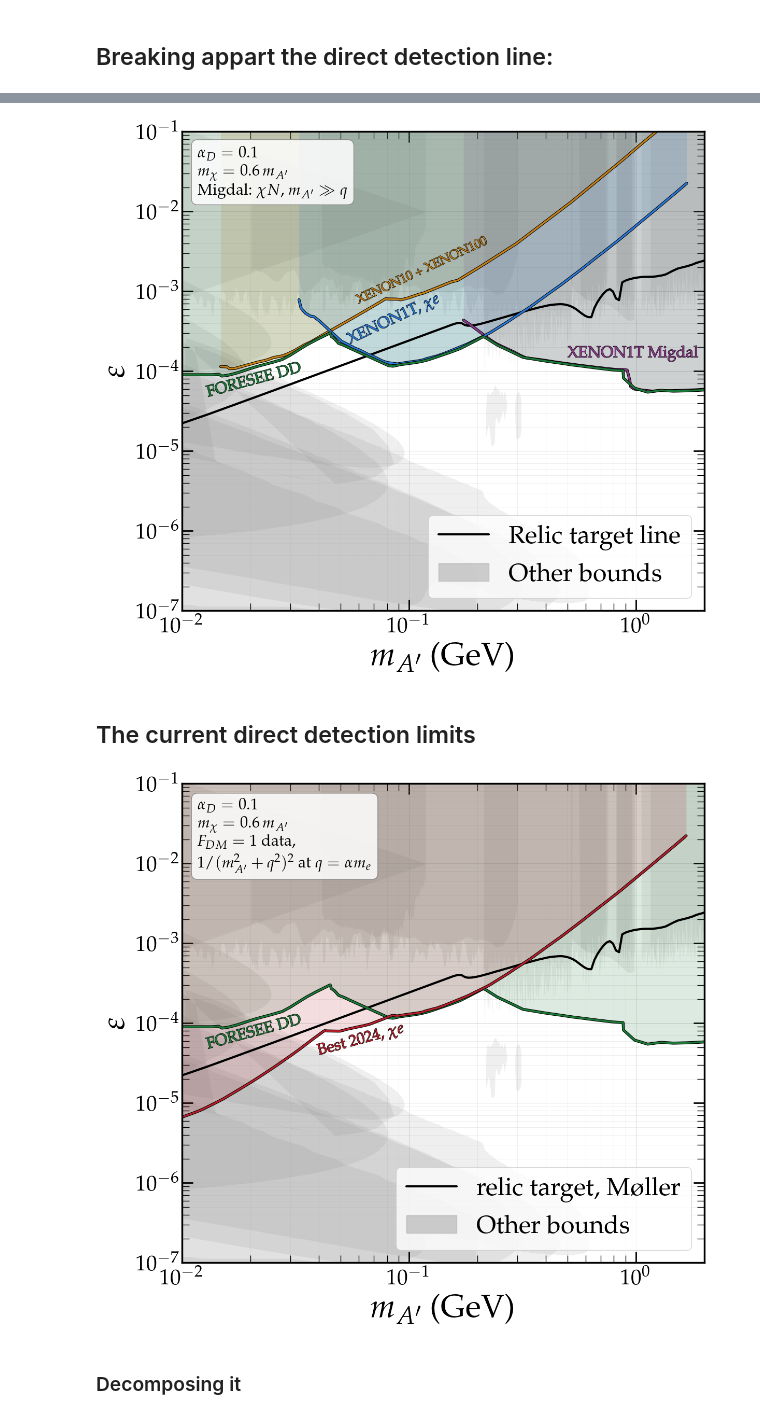
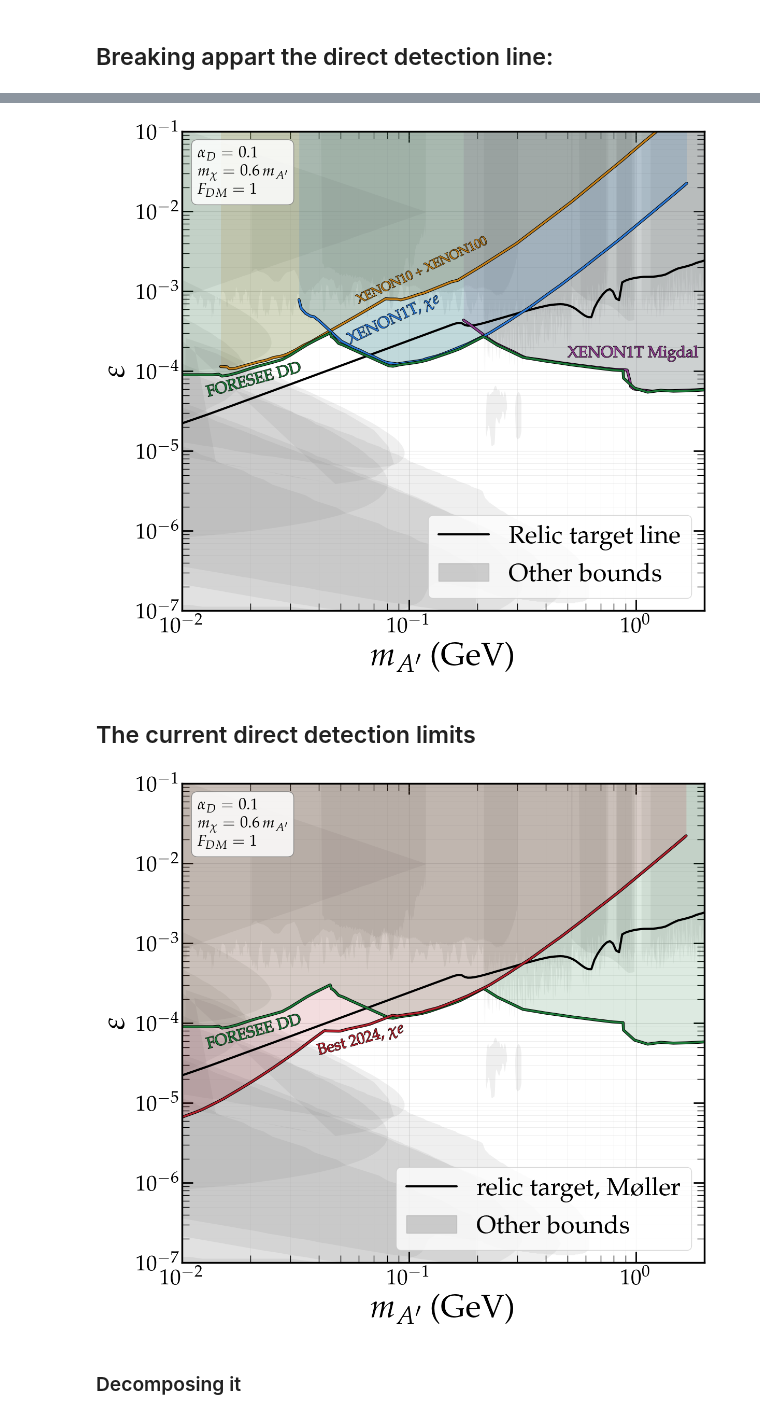
Before and after one commit to sgogoeg/bcgs_internship, a Jupyter notebook: Code/Direct_detection.ipynb, the cells around one changed output, grey strips where cells are left out. Cells and saved outputs as stored; diff of their text form; code cells hidden in the pictures.

```diff
--- a/Code/Direct_detection.ipynb
+++ b/Code/Direct_detection.ipynb
@@ -202,17 +183,6 @@ ax.legend(loc = 'upper center', bbox_to_anchor = (0.5, 1.12), ncol = 2)
 plt.show()
 # %% [output]
 [figure]
-# %%
-data_LZ_2024 = np.loadtxt("data/LZ2024_Limit.csv", delimiter=',')
-
-mass_data_LZ_2024 = data_LZ_2024[:, 0]
-sigmasidatacm2_LZ_2024 = data_LZ_2024[:, 1]
-
-cm2_to_GeVm2 = 2.5681894616e27          # 1 cm^2 = (hbar c)^-2 GeV^-2
-sigmasidataGeV_LZ_2024 = sigmasidatacm2_LZ_2024 * cm2_to_GeVm2
-
-# Interpolating
-dd_limit_fun_LZ2024 = interpolate.interp1d(mass_data_LZ_2024, sigmasidataGeV_LZ_2024)
 # %% [markdown]
 ### SI - Interaction cross section
 # %% [markdown]
@@ -536,34 +294,3 @@ plt.show()
 [figure]
 # %% [markdown]
 ## Breaking appart the direct detection line:
-# %%
-fig, ax = plt.subplots()
-
-SetupAxes(ax, ylim = (1e-5, 1e-1))
-
-ax.plot(ma_relic_w, eps_relic_w, color = C_RELIC,
-        label = r"Relic target line")
-
-PlotConstraint(ax, mlims_migdal, eplims_migdal, edgecolor = '#8c3a8c',
-               label = r"XENON1T Migdal", label_pos = [5e-1, 1.5e-4],
-               rotation = 0)
-
-PlotConstraint(ax, mlims_xe10and100, eplims_xe10and100, edgecolor = '#c47f17',
-               label = r"XENON10 + XENON100", label_pos = [6e-2, 7e-4],
-               fontsize = 18, rotation=30)
-
-PlotConstraint(ax, mlims_xe1t_e, eplims_xe1t_e, edgecolor = '#2a78d6',
-               label = r"XENON1T, $\chi e$", label_pos = [5e-2, 2.7e-4],
-               rotation=25)
-
-PlotConstraint(ax, ma_DD_kling_line, eps_DD_kling_line, edgecolor = C_KLING,
-               label = r"FORESEE DD", label_pos = [1.1e-2, 6.5e-5])
-
-ParamBox(ax, [r"$\alpha_D = %g$" % alphaD,
-              r"$m_\chi = %g\, m_{A'}$" % mchi_over_ma,
-              r"Migdal: $\chi N$, $m_{A'} \gg q$"])
-
-ax.legend(loc = 'lower right')
-
-#plt.savefig("figures/direct_detection_breakdown.pdf", bbox_inches='tight')
-plt.show()
@@ -597,14 +365,14 @@ PlotConstraint(ax, ma_DD_kling_line, eps_DD_kling_line, edgecolor = C_KLING,
 
 ParamBox(ax, [r"$\alpha_D = %g$" % alphaD,
               r"$m_\chi = %g\, m_{A'}$" % mchi_over_ma,
-              r"Migdal: $\chi N$, $m_{A'} \gg q$"])
+              r"$F_{DM} = 1$"])
 
 ax.legend(loc = 'lower right')
 
 #plt.savefig("figures/DD_line_Kling_decomposed.pdf", bbox_inches='tight')
 plt.show()
 # %% [output]
-[figure, old version]
+[figure, new version]
 # %% [markdown]
 ## The current direct detection limits
 # %%
@@ -661,31 +425,30 @@ decomposition = {name: eps_dd_limit(ma_dd, mchi_dd, *read_decomposition(f),
 # %%
 fig, ax = plt.subplots()
 
 SetupAxes(ax)
 
 ax.plot(ma_relic_w, eps_relic_w, color = C_RELIC,
         label = r"relic target, M\o ller")
 
 PlotOtherBounds(ax)
 
 PlotConstraint(ax, ma_DD_kling_line, eps_DD_kling_line, edgecolor = C_KLING,
                label = r"FORESEE DD", label_pos = [1.3e-2, 4.8e-5], rotation = 15)
 
 PlotConstraint(ax, mlims_all_e, eplims_all_e, edgecolor = C_BEST,
                label = r"Best 2024, $\chi e$", label_pos = [4e-2, 4e-5],
                rotation = 15)
 
 ParamBox(ax, [r"$\alpha_D = %g$" % alphaD,
               r"$m_\chi = %g\, m_{A'}$" % mchi_over_ma,
-              r"$F_{DM} = 1$ data,",
-              r"$1/(m_{A'}^2 + q^2)^2$ at $q = \alpha m_e$"])
+              r"$F_{DM} = 1$"])
 
 ax.legend(loc = 'lower right')
 
 #plt.savefig("figures/relic_abundance_newDD.pdf", bbox_inches='tight')
 plt.show()
 # %% [output]
-[figure, old version]
+[figure, new version]
 # %% [markdown]
 ### Decomposing it
 # %% [markdown]
```
Also changed, not shown: parts of 25 cells of this notebook, 5 other files.
